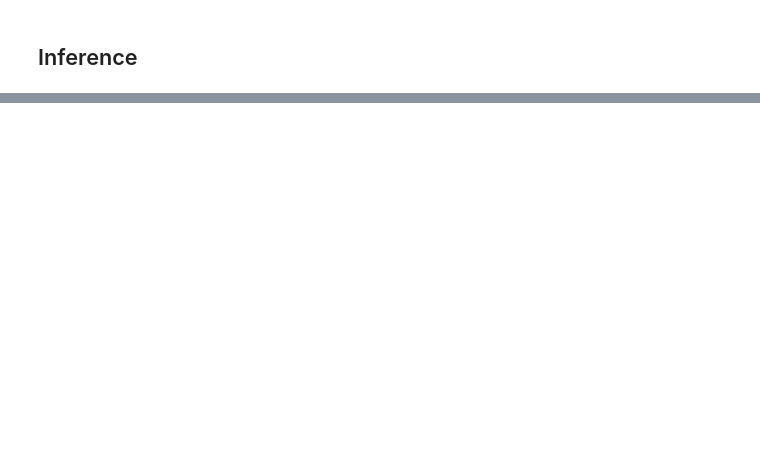
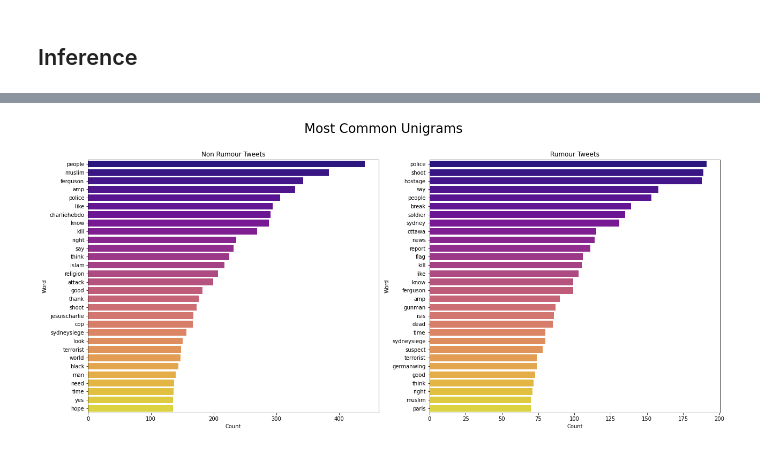
Before and after one commit to Bachfischer/COMP90042-Rumour-Detection-on-Twitter, a Jupyter notebook: src/02_rumour_analysis.ipynb, the cells around one changed output, grey strips where cells are left out. Cells and saved outputs as stored; diff of their text form; code cells hidden in the pictures; blank space fills up the shorter version.

```diff
--- a/src/02_rumour_analysis.ipynb
+++ b/src/02_rumour_analysis.ipynb
@@ -82,0 +158,14 @@ plt.show()
+# %%
+nlp = spacy.load("en_core_web_sm")
+# %%
+def lemmatize(text):
+    token = []
+    result =''
+    text = nlp(text)
+    for t in text:
+        if not t.is_stop and len(t)>2:
+            token.append(t.lemma_)
+    result = ' '.join([i for i in token])
+    return result
+# %%
+covid_df['lemmatized'] = covid_df['text'].apply(lambda x: lemmatize(x))
@@ -82,0 +181,37 @@ plt.show()
+# %%
+lis = [
+    covid_df[covid_df['label'] == 0]['lemmatized'],
+    covid_df[covid_df['label'] == 1]['lemmatized']
+]
+# %%
+fig, axes = plt.subplots(1, 2, figsize=(18, 8))
+axes = axes.flatten()
+
+for i, j in zip(lis, axes):
+
+    new = i.str.split()
+    new = new.values.tolist()
+    corpus = [word for i in new for word in i]
+
+    counter = Counter(corpus)
+    most = counter.most_common()
+    x, y = [], []
+    for word, count in most[:30]:
+        if (word not in stopword) and (word != '...'):
+            x.append(word)
+            y.append(count)
+
+    sns.barplot(x=y, y=x, palette='plasma', ax=j)
+
+axes[0].set_title('Non Rumour Tweets')
+axes[1].set_title('Rumour Tweets')
+
+axes[0].set_xlabel('Count')
+axes[0].set_ylabel('Word')
+axes[1].set_xlabel('Count')
+axes[1].set_ylabel('Word')
+
+fig.suptitle('Most Common Unigrams', fontsize=24, va='baseline')
+plt.tight_layout()
+# %% [output]
+[figure, added]
```
Also changed, not shown: parts of 45 cells of this notebook, 2 other files.
